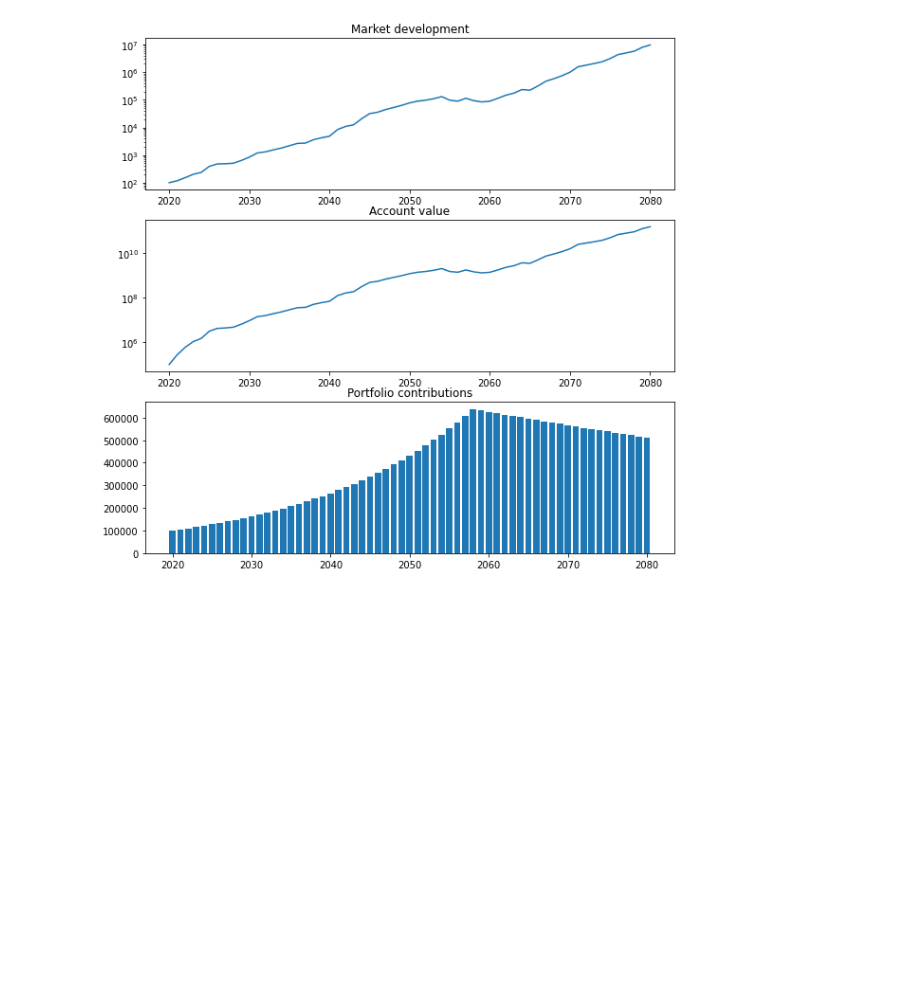
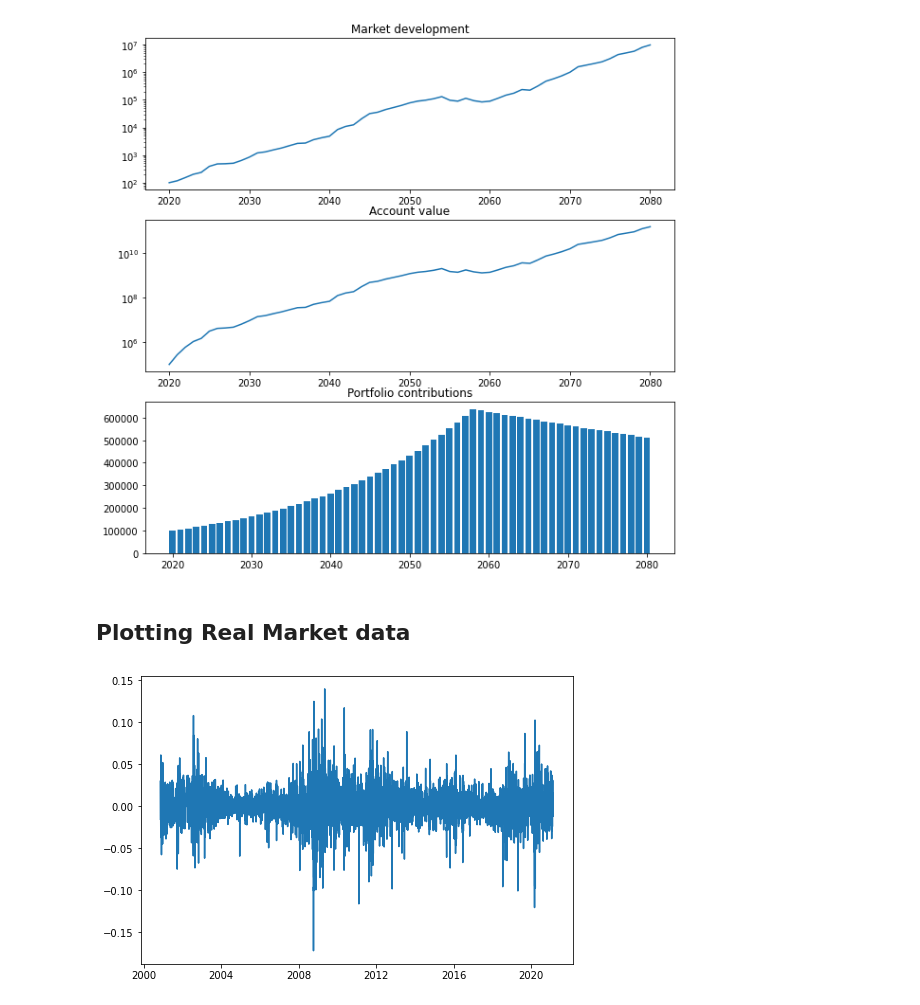
Before and after one commit to neriksen/applied_finance, a Jupyter notebook: portfolio_return.ipynb, the cells around one changed output. Saved outputs shown, nothing was run; the diff lists cells and outputs as text; code cells hidden in the pictures; blank space fills up the shorter version.

```diff
--- a/portfolio_return.ipynb
+++ b/portfolio_return.ipynb
@@ -12,7 +12,19 @@ spx = pd.read_csv('^GSPC.csv', index_col=0)
 spx.index = pd.to_datetime(spx.index).year
 spx['daily_chg'] = np.log(spx['Adj Close']) - np.log(spx['Adj Close'].shift(1))
 # %%
-#Henter Data fra yahoo finance
-index = pd.DataFrame(yf.download("^OMXC20", start="2000-01-01", end="2001-01-01",index_col=0))
-#Udregne afkast
-index['daily_chg'] = np.log(index['Adj Close']) - np.log(index['Adj Close'].shift(1))
+def hent_data(ticker="^OMXC20",start="1990-01-01"):
+    '''
+    Henter data fra yahoo-finance som har ticker=ticker og alle tilgængelig data efter start=start
+
+    ticker (string): The ticker of the time series to be downloaded
+    start (string): the start date of the time series to be downloaded
+
+    returns:
+
+    returns a dataframe with daily returns
+    '''
+    #Henter Data fra yahoo finance
+    index = pd.DataFrame(yf.download(ticker, start=start, index_col=0))
+    #Udregne afkast
+    index['daily_chg'] = np.log(index['Adj Close']) - np.log(index['Adj Close'].shift(1))
+    return index
@@ -102,3 +112,12 @@ ax[2].set_title('Portfolio contributions')
 # %% [output]
 Text(0.5, 1.0, 'Portfolio contributions')
 [figure]
+# %% [markdown]
+## Plotting Real Market data
+# %%
+fig = plt.figure()
+ax = fig.add_axes([0,0,1,1])
+ax.plot(index["daily_chg"])
+plt.show()
+# %% [output]
+[figure, added]
```
Also changed, not shown: parts of 3 cells of this notebook.
